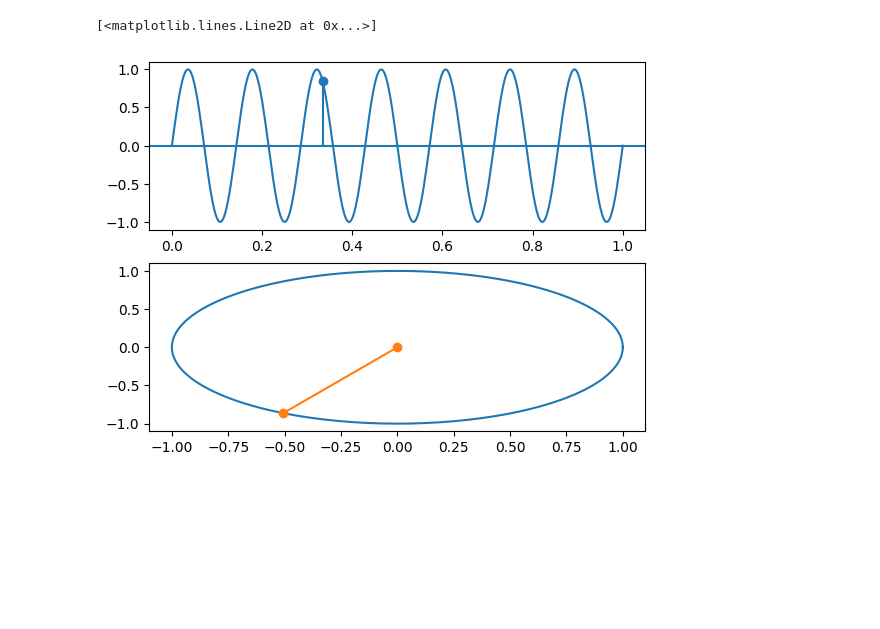
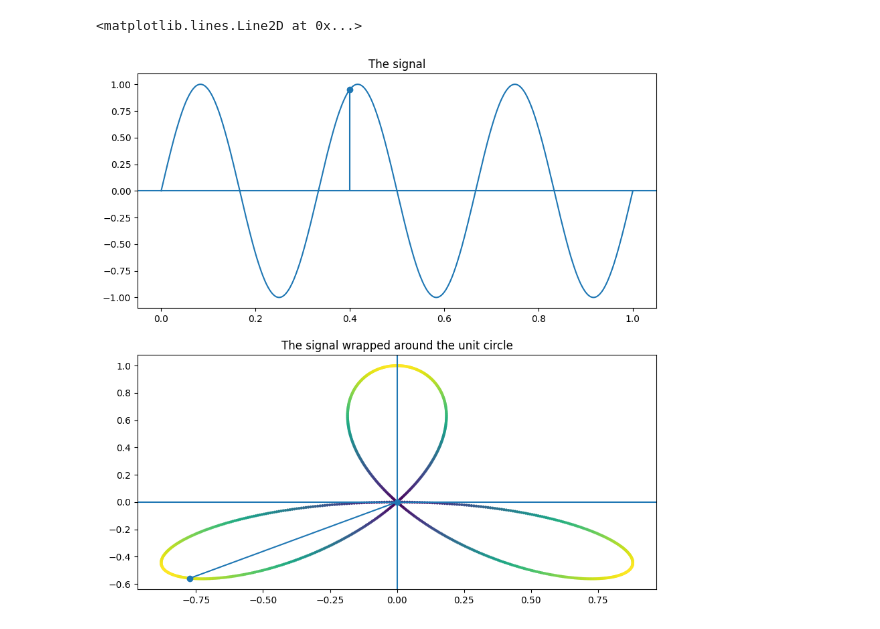
Before and after one commit to visanalexandru/SignalProcessing, a Jupyter notebook: Lab3/lab3.ipynb, the cells around one changed output. Saved outputs shown, nothing was run; the diff lists cells and outputs as text; code cells hidden in the pictures; blank space fills up the shorter version.

```diff
--- a/Lab3/lab3.ipynb
+++ b/Lab3/lab3.ipynb
@@ -23,20 +38,30 @@ for y in range(50):
 # %%
-fig, axs = plt.subplots(2)
+# Wrapping a simple signal on the unit circle.
 
-signal = lambda t: np.sin(2*np.pi*7*t)
-time = np.linspace(0, 1, 300)
+fig, axs = plt.subplots(2, figsize=(10,10))
+x = lambda t: np.sin(2*np.pi*t*3)
 
-x = signal(time)
-complex_samples1 = np.exp(-2*np.pi* 1j * time * 1)
-y1 = complex_samples1
+time = np.linspace(0, 1, 1000)
+samples =  x(time)
+complex = np.exp(-2*np.pi* 1j * time)  * samples
+colors = np.absolute(complex)
 
-axs[0].plot(time, x)
+axs[0].set_title("The signal")
+axs[0].plot(time, samples)
+axs[1].set_title("The signal wrapped around the unit circle")
+axs[1].scatter(complex.real, complex.imag, marker='.', linewidth=0.1, c = colors)
+
+sample_index = 400
+some_time = time[sample_index]
+some_sample = samples[sample_index]
+some_complex = complex[sample_index]
+
 axs[0].axhline(y=0)
-axs[1].plot(y1.real, y1.imag)
-
-axs[0].stem(time[100], x[100])
-axs[1].plot((y1[100].real,0), (y1[100].imag,0), marker="o")
+axs[0].stem(some_time, some_sample)
+axs[1].plot((some_complex.real,0), (some_complex.imag,0), marker="o")
+axs[1].axhline(y=0)
+axs[1].axvline(x=0)
 # %% [output]
-[<matplotlib.lines.Line2D at 0x...>]
+<matplotlib.lines.Line2D at 0x...>
-[figure, old version]
+[figure, new version]
 # %%
```
Also changed, not shown: parts of 8 cells of this notebook.
